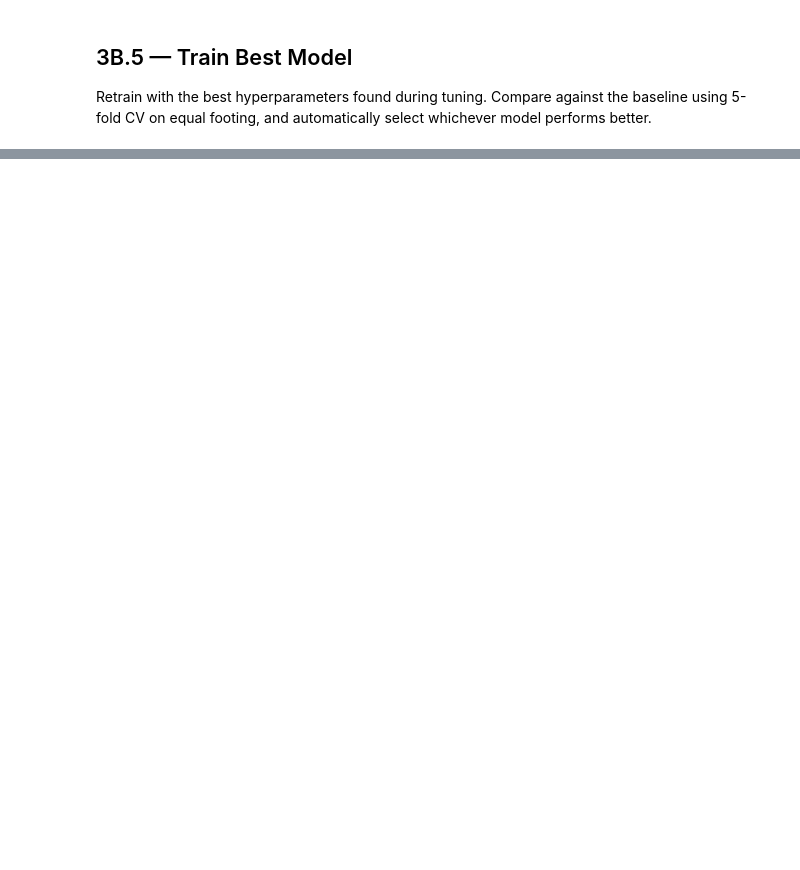
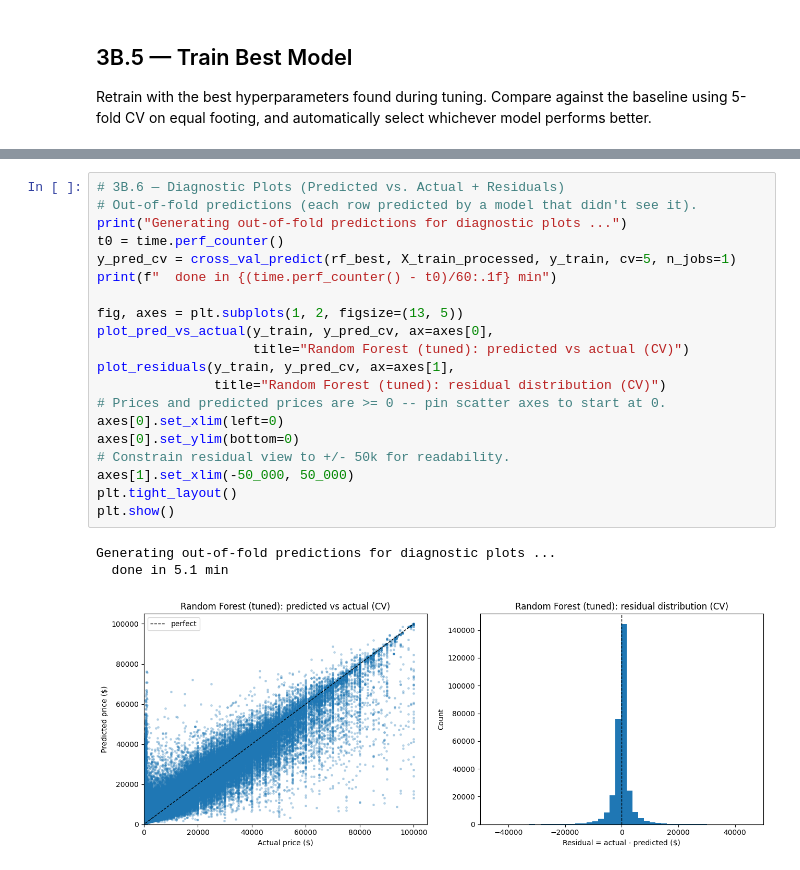
Before and after one commit to AcarBasaran/Predictive-Modeling-of-US-Used-Vehicle-Prices, a Jupyter notebook: notebooks/03b_random_forest.ipynb, the cells around one changed output, grey strips where cells are left out. Saved outputs shown, nothing was run; the diff lists cells and outputs as text; blank space fills up the shorter version.

```diff
--- a/notebooks/03b_random_forest.ipynb
+++ b/notebooks/03b_random_forest.ipynb
@@ -244,0 +275,24 @@ Saving the tuned model:
+# %%
+# 3B.6 — Diagnostic Plots (Predicted vs. Actual + Residuals)
+# Out-of-fold predictions (each row predicted by a model that didn't see it).
+print("Generating out-of-fold predictions for diagnostic plots ...")
+t0 = time.perf_counter()
+y_pred_cv = cross_val_predict(rf_best, X_train_processed, y_train, cv=5, n_jobs=1)
+print(f"  done in {(time.perf_counter() - t0)/60:.1f} min")
+
+fig, axes = plt.subplots(1, 2, figsize=(13, 5))
+plot_pred_vs_actual(y_train, y_pred_cv, ax=axes[0],
+                    title="Random Forest (tuned): predicted vs actual (CV)")
+plot_residuals(y_train, y_pred_cv, ax=axes[1],
+               title="Random Forest (tuned): residual distribution (CV)")
+# Prices and predicted prices are >= 0 -- pin scatter axes to start at 0.
+axes[0].set_xlim(left=0)
+axes[0].set_ylim(bottom=0)
+# Constrain residual view to +/- 50k for readability.
+axes[1].set_xlim(-50_000, 50_000)
+plt.tight_layout()
+plt.show()
+# %% [output]
+Generating out-of-fold predictions for diagnostic plots ...
+  done in 5.1 min
+[figure, added]
```
Also changed, not shown: parts of 29 cells of this notebook, 1 other file.
